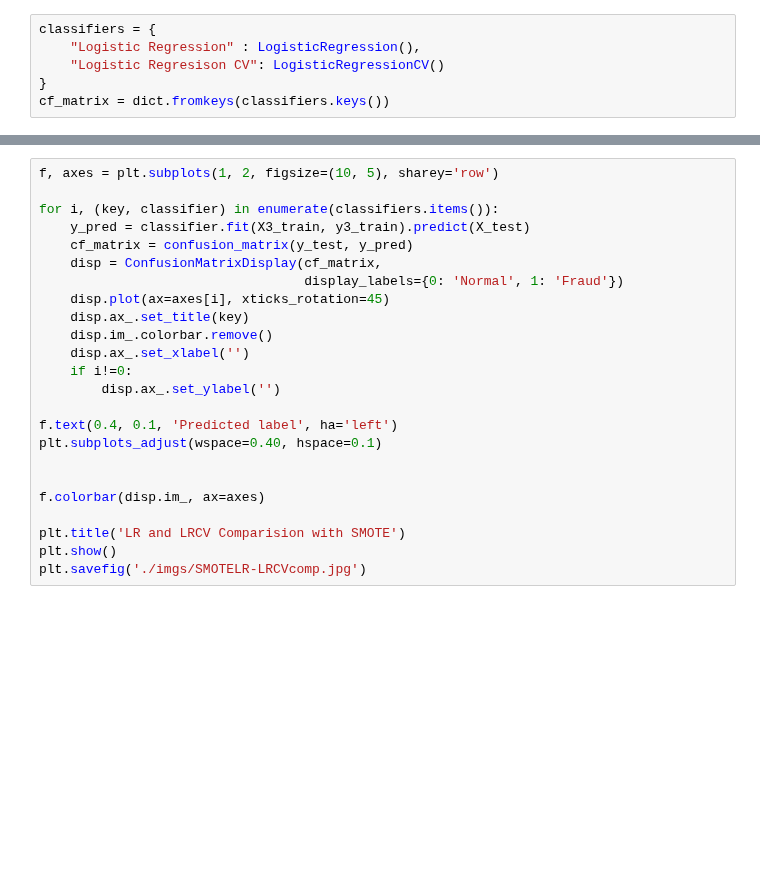
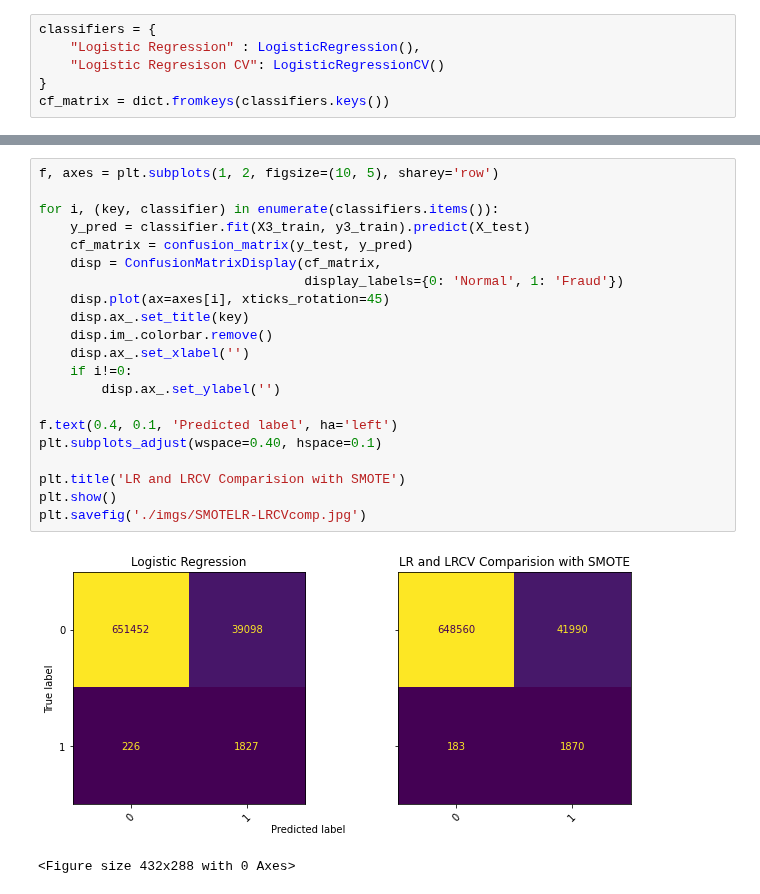
Before and after one commit to kduane/fake_fraud, a Jupyter notebook: logreg.ipynb, the cells around one changed output, grey strips where cells are left out. Drawn from its saved outputs; the diff is of its cells as text; blank space fills up the shorter version.

```diff
--- a/logreg.ipynb
+++ b/logreg.ipynb
@@ -133,24 +137,24 @@ plt.savefig('./imgs/undersamplingLR-LRCVcomp.jpg')
 # %%
 f, axes = plt.subplots(1, 2, figsize=(10, 5), sharey='row')
 
 for i, (key, classifier) in enumerate(classifiers.items()):
     y_pred = classifier.fit(X3_train, y3_train).predict(X_test)
     cf_matrix = confusion_matrix(y_test, y_pred)
     disp = ConfusionMatrixDisplay(cf_matrix,
                                   display_labels={0: 'Normal', 1: 'Fraud'})
     disp.plot(ax=axes[i], xticks_rotation=45)
     disp.ax_.set_title(key)
     disp.im_.colorbar.remove()
     disp.ax_.set_xlabel('')
     if i!=0:
         disp.ax_.set_ylabel('')
 
 f.text(0.4, 0.1, 'Predicted label', ha='left')
 plt.subplots_adjust(wspace=0.40, hspace=0.1)
 
-
-f.colorbar(disp.im_, ax=axes)
-
 plt.title('LR and LRCV Comparision with SMOTE')
 plt.show()
 plt.savefig('./imgs/SMOTELR-LRCVcomp.jpg')
+# %% [output]
+[figure, added]
+<Figure size 432x288 with 0 Axes>
```
Also changed, not shown: parts of 3 cells of this notebook, 6 other files.
